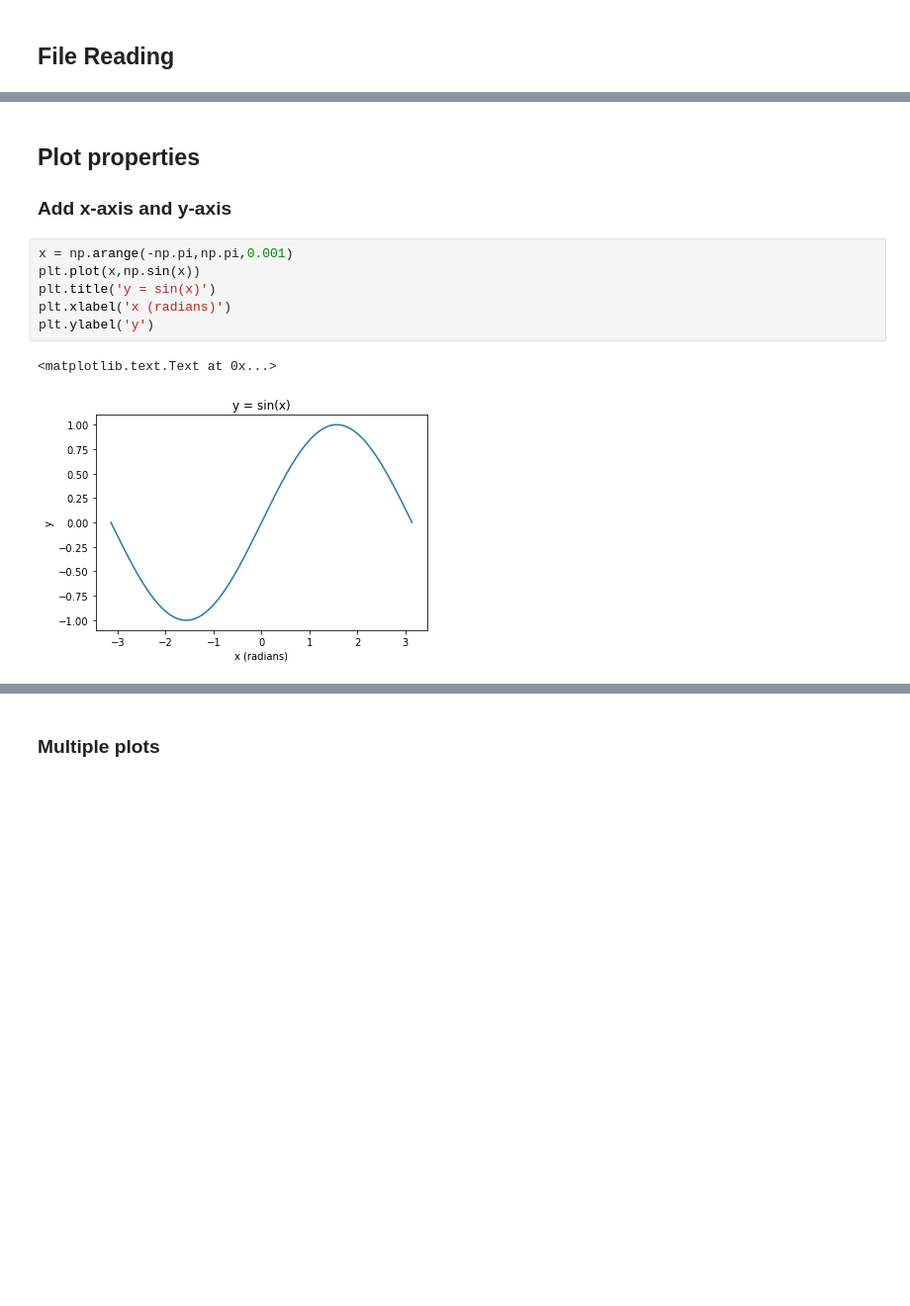
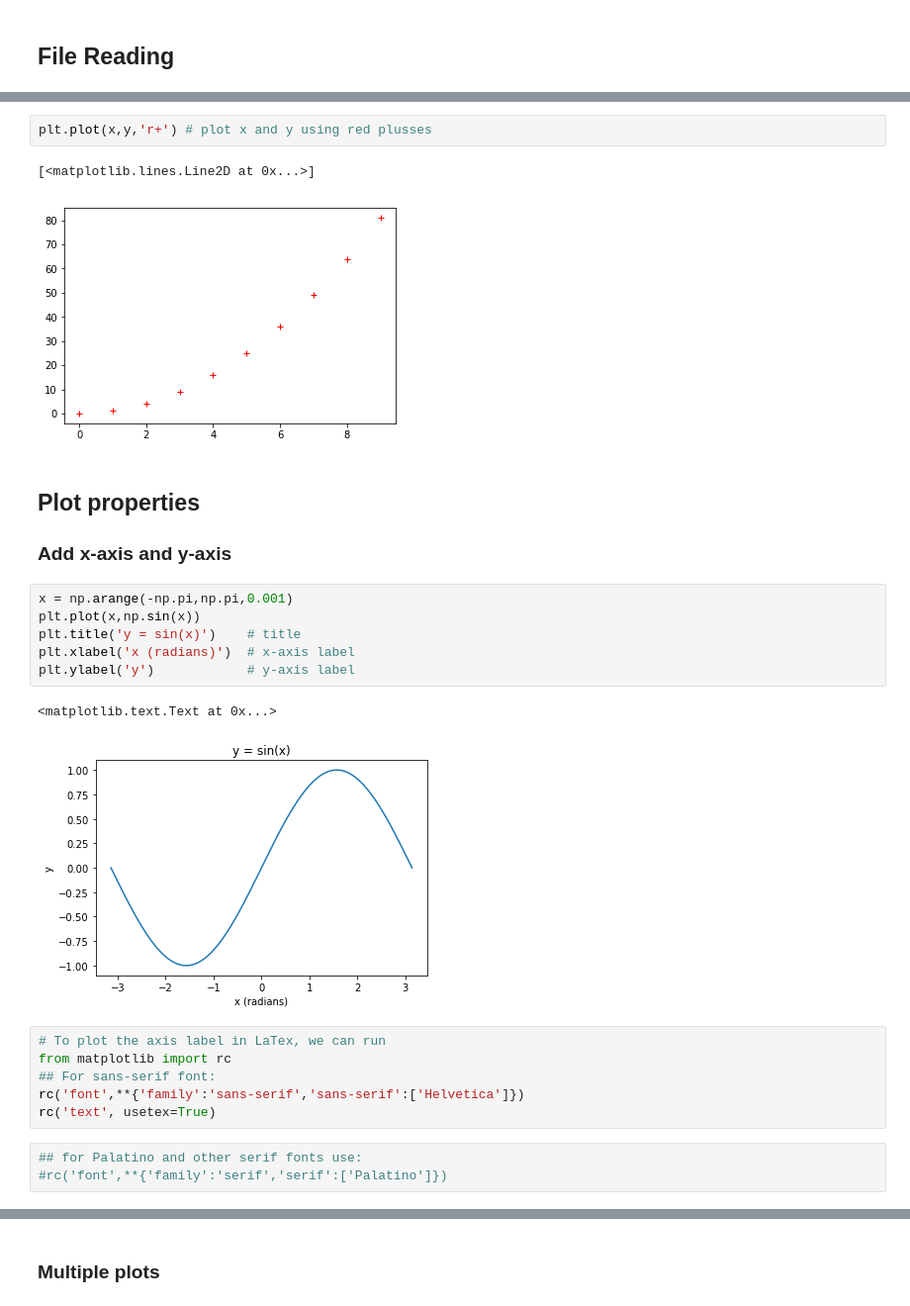
Before and after one commit to ryan-leung/PHYS4650_Python_Tutorial, a Jupyter notebook: notebook/python-matplotlib.ipynb, the cells around one changed output, grey strips where cells are left out. Shown at 99% size. Saved outputs shown, nothing was run; the diff lists cells and outputs as text; blank space fills up the shorter version.

```diff
--- a/notebook/python-matplotlib.ipynb
+++ b/notebook/python-matplotlib.ipynb
@@ -16,3 +53,8 @@ import matplotlib.pyplot as plt
+# %%
+plt.plot(x,y,'r+') # plot x and y using red plusses
+# %% [output]
+[<matplotlib.lines.Line2D at 0x...>]
+[figure, added]
 # %% [markdown]
 ## Plot properties
 
@@ -20,9 +62,18 @@ import matplotlib.pyplot as plt
 # %%
 x = np.arange(-np.pi,np.pi,0.001)
 plt.plot(x,np.sin(x))
-plt.title('y = sin(x)')
-plt.xlabel('x (radians)')
-plt.ylabel('y')
+plt.title('y = sin(x)')    # title
+plt.xlabel('x (radians)')  # x-axis label
+plt.ylabel('y')            # y-axis label
 # %% [output]
 <matplotlib.text.Text at 0x...>
 [figure]
+# %%
+# To plot the axis label in LaTex, we can run
+from matplotlib import rc
+## For sans-serif font:
+rc('font',**{'family':'sans-serif','sans-serif':['Helvetica']})
+rc('text', usetex=True)
+# %%
+## for Palatino and other serif fonts use:
+#rc('font',**{'family':'serif','serif':['Palatino']})
```
Also changed, not shown: parts of 14 cells of this notebook, 4 other files.
